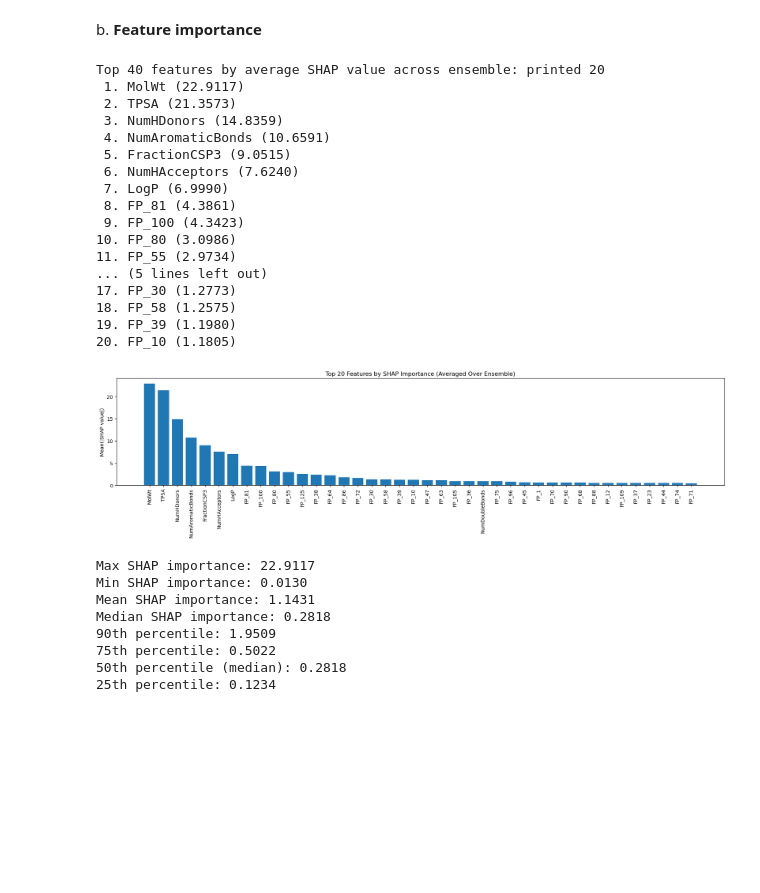
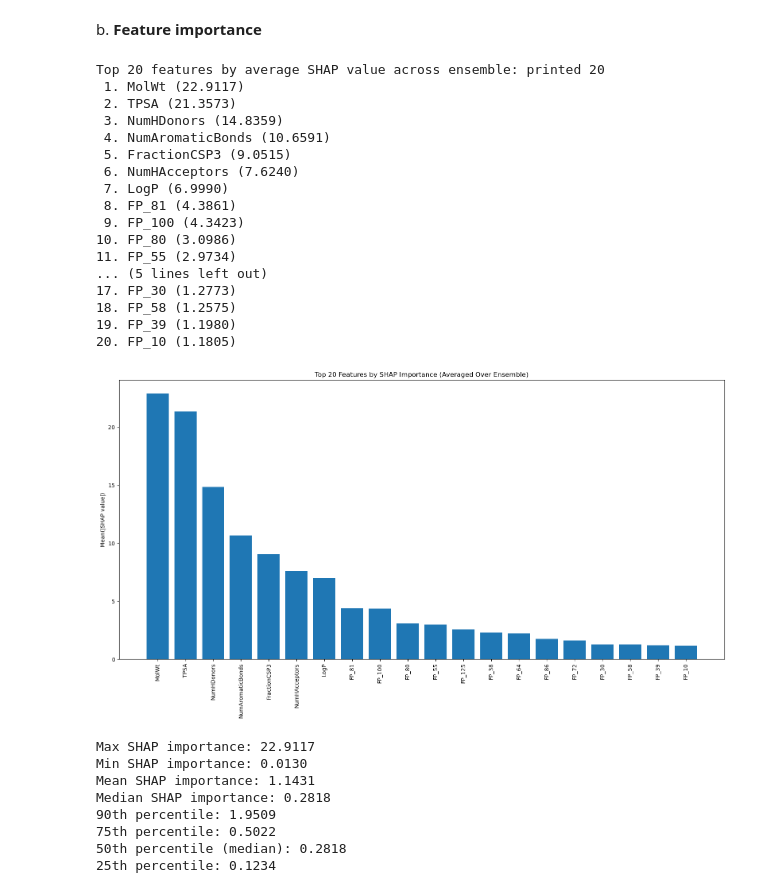
Before and after one commit to submerged-in-matrix/MeltingPoints_Inorganics, a Jupyter notebook: P_4_MP_Pred_2_Lvl_Ensemble.ipynb, the cells around one changed output. Drawn from its saved outputs; the diff is of its cells as text; code cells hidden in the pictures; blank space fills up the shorter version.

Commit message:
new graph loaded

```diff
--- a/P_4_MP_Pred_2_Lvl_Ensemble.ipynb
+++ b/P_4_MP_Pred_2_Lvl_Ensemble.ipynb
@@ -461,37 +449,37 @@ all_mean_abs_shap /= len(base_models)
 feature_ranking = np.argsort(-all_mean_abs_shap)
 sorted_feature_names = X_train.columns[feature_ranking]
 # %%
-print("Top 40 features by average SHAP value across ensemble: printed 20")
+print("Top 20 features by average SHAP value across ensemble: printed 20")
 for i in range(20):
     print(f"{i+1:2d}. {sorted_feature_names[i]} ({all_mean_abs_shap[feature_ranking[i]]:.4f})")
 
 # Bar plot of mean SHAP importances
-plt.figure(figsize=(18, 5))
-plt.bar(range(40), all_mean_abs_shap[feature_ranking[:40]])
-plt.xticks(range(40), sorted_feature_names[:40], rotation=90)
+plt.figure(figsize=(16, 9))
+plt.bar(range(20), all_mean_abs_shap[feature_ranking[:20]])
+plt.xticks(range(20), sorted_feature_names[:20], rotation=90)
 plt.ylabel("Mean(|SHAP value|)")
 plt.title("Top 20 Features by SHAP Importance (Averaged Over Ensemble)")
 plt.tight_layout()
 plt.show()
 # %% [output]
-Top 40 features by average SHAP value across ensemble: printed 20
+Top 20 features by average SHAP value across ensemble: printed 20
  1. MolWt (22.9117)
  2. TPSA (21.3573)
  3. NumHDonors (14.8359)
  4. NumAromaticBonds (10.6591)
  5. FractionCSP3 (9.0515)
  6. NumHAcceptors (7.6240)
  7. LogP (6.9990)
  8. FP_81 (4.3861)
  9. FP_100 (4.3423)
 10. FP_80 (3.0986)
 11. FP_55 (2.9734)
 ... (5 lines left out)
 17. FP_30 (1.2773)
 18. FP_58 (1.2575)
 19. FP_39 (1.1980)
 20. FP_10 (1.1805)
-[figure, old version]
+[figure, new version]
 # %%
 # all_mean_abs_shap is your array of average SHAP values for each feature (from previous block)
 print(f"Max SHAP importance: {all_mean_abs_shap.max():.4f}")
```
Also changed, not shown: parts of 5 cells of this notebook.
